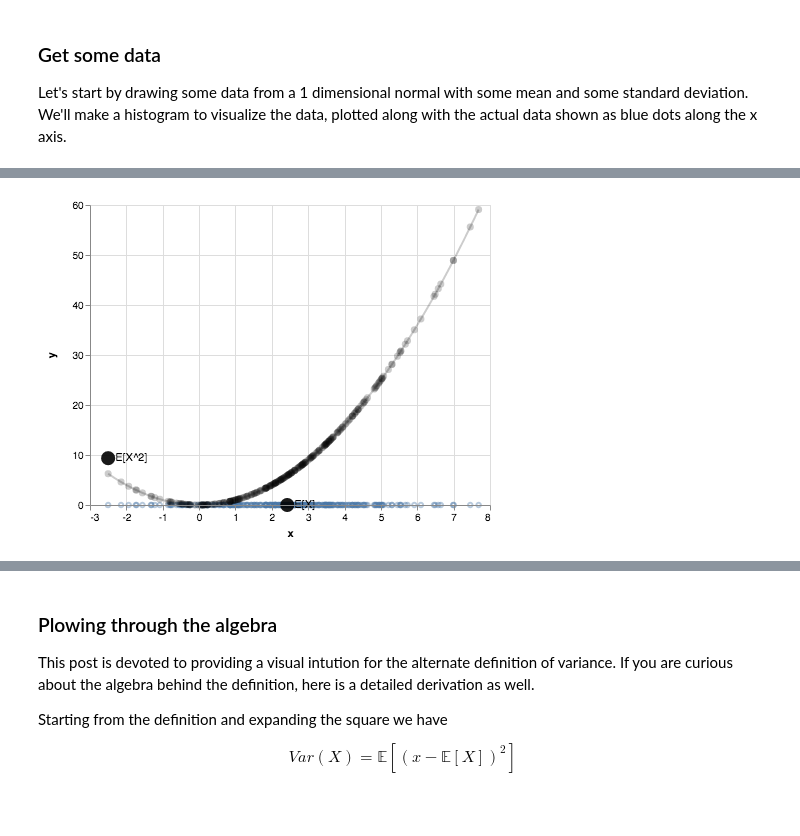
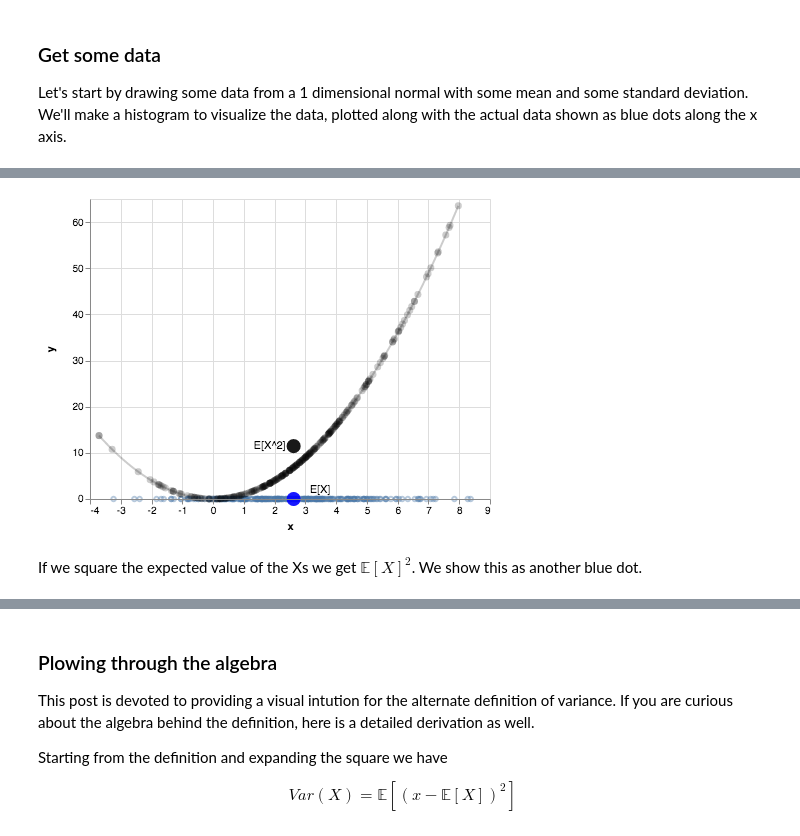
Before and after one commit to AbeHandler/variance, a Jupyter notebook: viz.ipynb, the cells around one changed output, grey strips where cells are left out. Cells and saved outputs as stored; diff of their text form; code cells hidden in the pictures; blank space fills up the shorter version.

```diff
--- a/viz.ipynb
+++ b/viz.ipynb
@@ -31,10 +31,10 @@ c1 = make_bar_chart(size=10, opacity=.2, data=dt)
 
 dt = make_altair_object(s, np.zeros(len(s)))
 
-c2 = alt.Chart(dt).mark_point(size=20, opacity=.4).encode(
+x_points = alt.Chart(dt).mark_point(size=20, opacity=.4).encode(
         x='x:Q',  # specify ordinal data
         y='y:Q',  # specify quantitative data
     )
 
-c1 + c2
+c1 + x_points
 # %% [output]
@@ -54,25 +54,25 @@ x2 = alt.Chart(dt).mark_line(opacity=line_opacity, color="black").encode(
 
 dt = make_altair_object(X=s, Y=[i ** 2 for i in s])
 
-c4 = alt.Chart(dt).mark_point(opacity=point_opacity, size=point_size, color="black", filled=True).encode(
+x2_points = alt.Chart(dt).mark_point(opacity=point_opacity, size=point_size, color="black", filled=True).encode(
     x='x:Q',  # specify ordinal data
     y='y:Q',  # specify quantitative data
 )
 
-x2 + c2  + c4
+x_points  + x2_points
 
-ou = []
+guide_lies = []
 
 for x, x_2 in zip(s, [i ** 2 for i in s]):
     Xs = [x, x]
     Ys = [0, x_2]
     dt = make_altair_object(X=Xs, Y=Ys)
-    ou.append(alt.Chart(dt).mark_line(opacity=.4).encode(
+    guide_lies.append(alt.Chart(dt).mark_line(opacity=.4).encode(
         x='x:Q',  # specify ordinal data
         y='y:Q',  # specify quantitative data
     ))
 
 import functools
 
-functools.reduce(lambda a,b : a+b,ou + [x2,c2,c4])
+functools.reduce(lambda a,b : a+b,guide_lies + [x_points  + x2_points])
 # %% [output]
@@ -87,41 +85,45 @@ expectedx2 = np.mean([i ** 2 for i in s])
 
 def make_altair_object_labels(X, Y, L):
         bi = []
         for x, y, l in zip(X,Y,L):
             bi.append({"x":x, "y":y, "label": l})
         return alt.Data({"values" : bi})
 
-dt = make_altair_object_labels(X=[min(s)], Y=[expectedx2], L=["E[X^2]"])
+dt = make_altair_object_labels(X=[np.mean(s)], Y=[expectedx2], L=["E[X^2]"])
 
-c5 = alt.Chart(dt).mark_point(opacity=expectation_opacity, size=expectation_size, color="black", filled=True).encode(
+expected_x2 = alt.Chart(dt).mark_point(opacity=expectation_opacity, size=expectation_size, color="black", filled=True).encode(
     x='x:Q',  # specify ordinal data
     y='y:Q',  # specify quantitative data
 )
 
 dt = make_altair_object_labels(X=[np.mean(s)], Y=[0], L=["E[X]"])
 
-c6 = alt.Chart(dt).mark_point(opacity=expectation_opacity, size=expectation_size, color="black", filled=True).encode(
+expected_x = alt.Chart(dt).mark_point(opacity=expectation_opacity, size=expectation_size, color="blue", filled=True).encode(
     x='x:Q',  # specify ordinal data
     y='y:Q',  # specify quantitative data
 )
 
-text = c5.mark_text(
-    align='left',
+text = expected_x2.mark_text(
+    align='right',
     baseline='middle',
-    dx=7
+    dx=7,
+    xOffset=-15,
 ).encode(
     text='label:N'
 )
 
 
-text2 = c6.mark_text(
+text2 = expected_x.mark_text(
     align='left',
-    baseline='middle',
-    dx=7
+    baseline='bottom',
+    yOffset=-4,
+    dx=16
 ).encode(
     text='label:N'
 )
 
-x2 + c2  + c4 + c5 + text + c6 + text2
+x2 + c2  + c4 + expected_x2 + text + expected_x + text2
 # %% [output]
-[figure, old version]
+[figure, new version]
+# %% [markdown]
+If we square the expected value of the Xs we get $\mathbb{E}[X]^2$. We show this as another blue dot.
```
Also changed, not shown: parts of 11 cells of this notebook.
